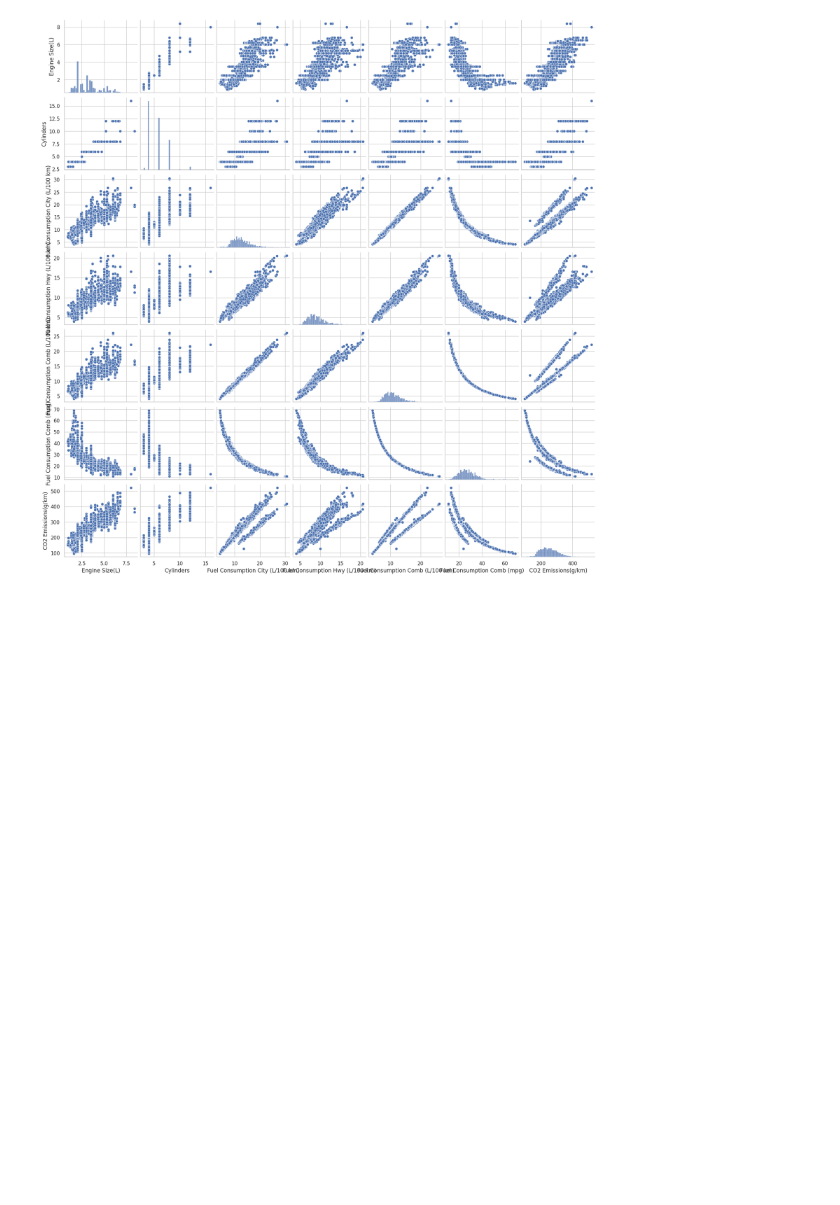
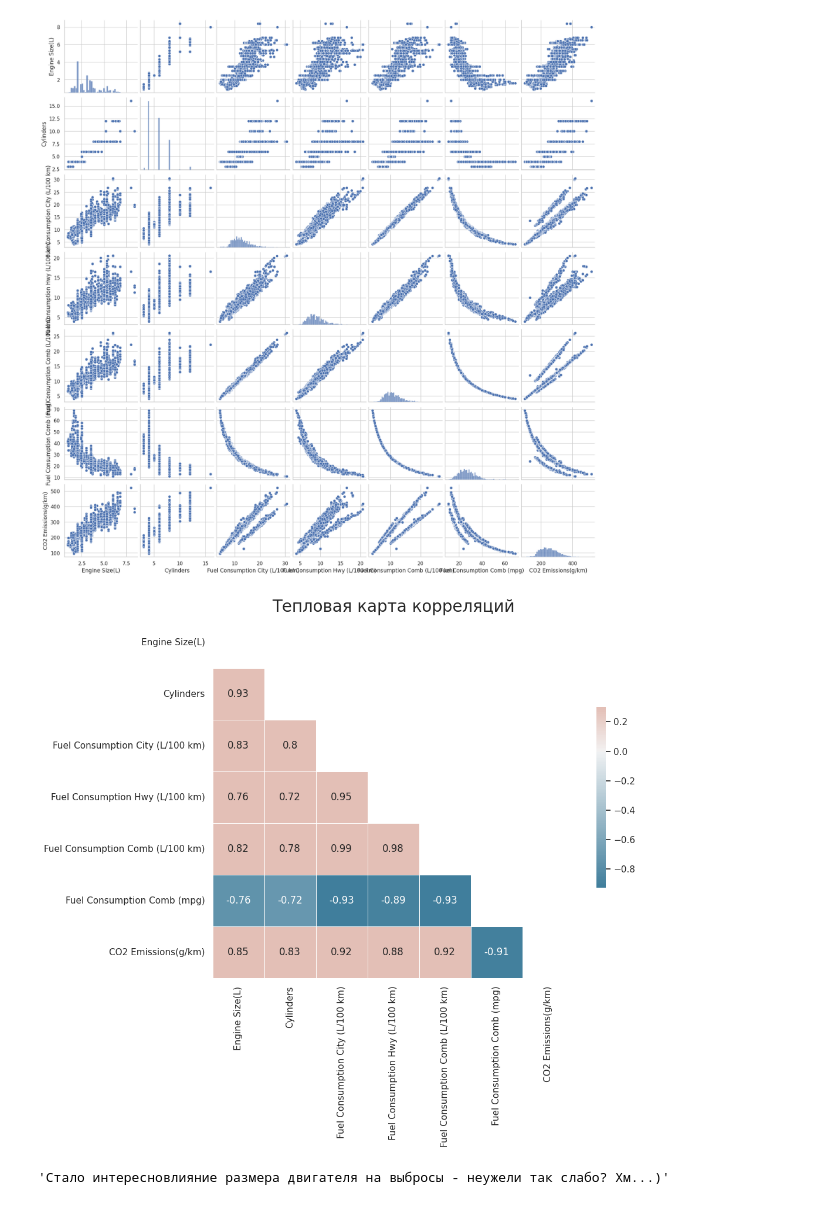
Before and after one commit to WanyaKruk/DZ-5, a Jupyter notebook: DZ_5.ipynb, the cells around one changed output. Saved outputs shown, nothing was run; the diff lists cells and outputs as text; code cells hidden in the pictures; blank space fills up the shorter version.

```diff
--- a/DZ_5.ipynb
+++ b/DZ_5.ipynb
@@ -141,0 +140,20 @@ plt.show()
+# %%
+  # Расчет корреляционной матрицы
+  sns.set(style="white")
+
+numeric_df = data.select_dtypes(include=[np.number])  # Оставляем только числовые столбцы
+corr = numeric_df.corr()
+mask = np.triu(np.ones_like(corr, dtype=bool))    # отброзимтолько нижний треугольник
+cmap = sns.diverging_palette(230, 20, as_cmap=True)
+
+plt.figure(figsize=(10, 8))
+sns.heatmap(corr, mask=mask, cmap=cmap, vmax=.3, center=0,
+            square=True, linewidths=.5, cbar_kws={"shrink": .5}, annot=True)
+plt.title('Тепловая карта корреляций', fontsize=20)
+plt.show()
+# %% [output]
+[figure, added]
+# %%
+"Стало интересновлияние размера двигателя на выбросы - неужели так слабо? Хм...)"
+# %% [output]
+'Стало интересновлияние размера двигателя на выбросы - неужели так слабо? Хм...)'
```
Also changed, not shown: parts of 6 cells of this notebook.
